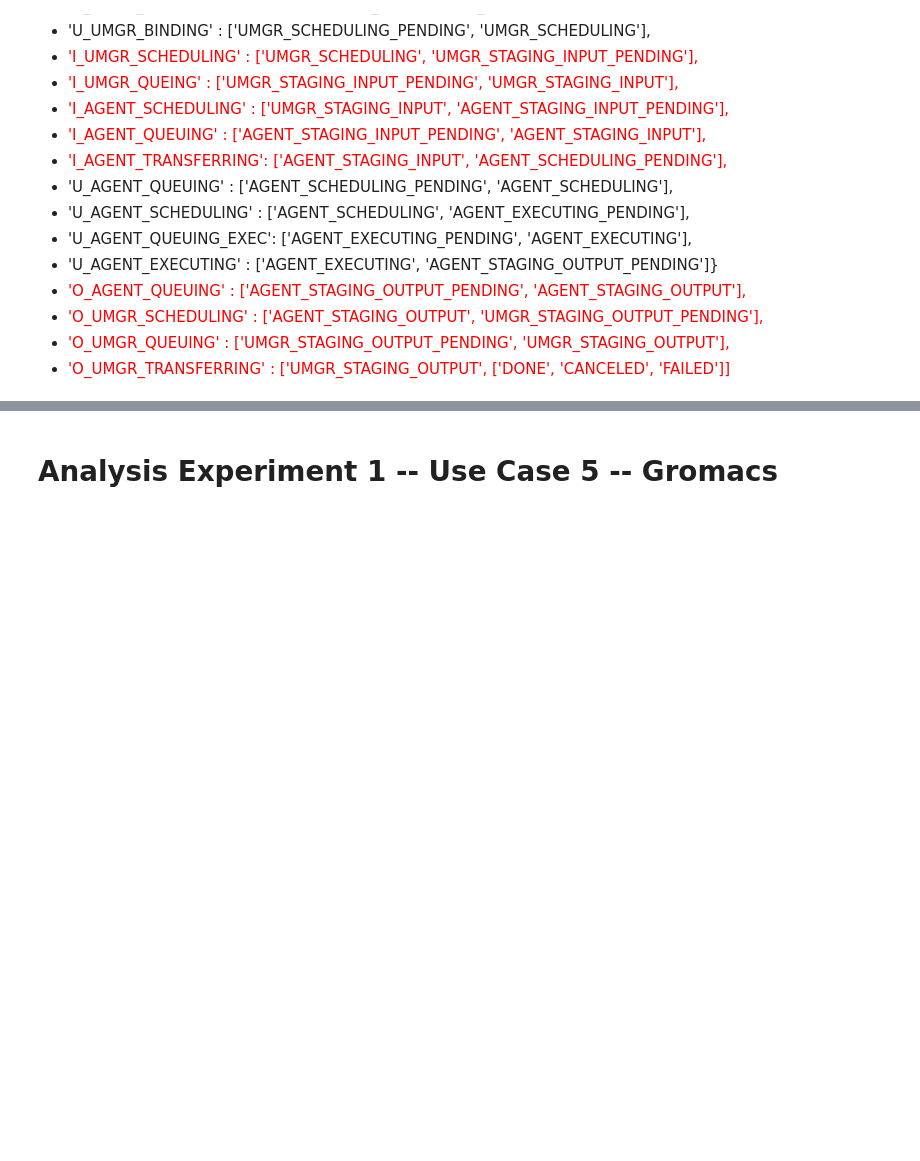
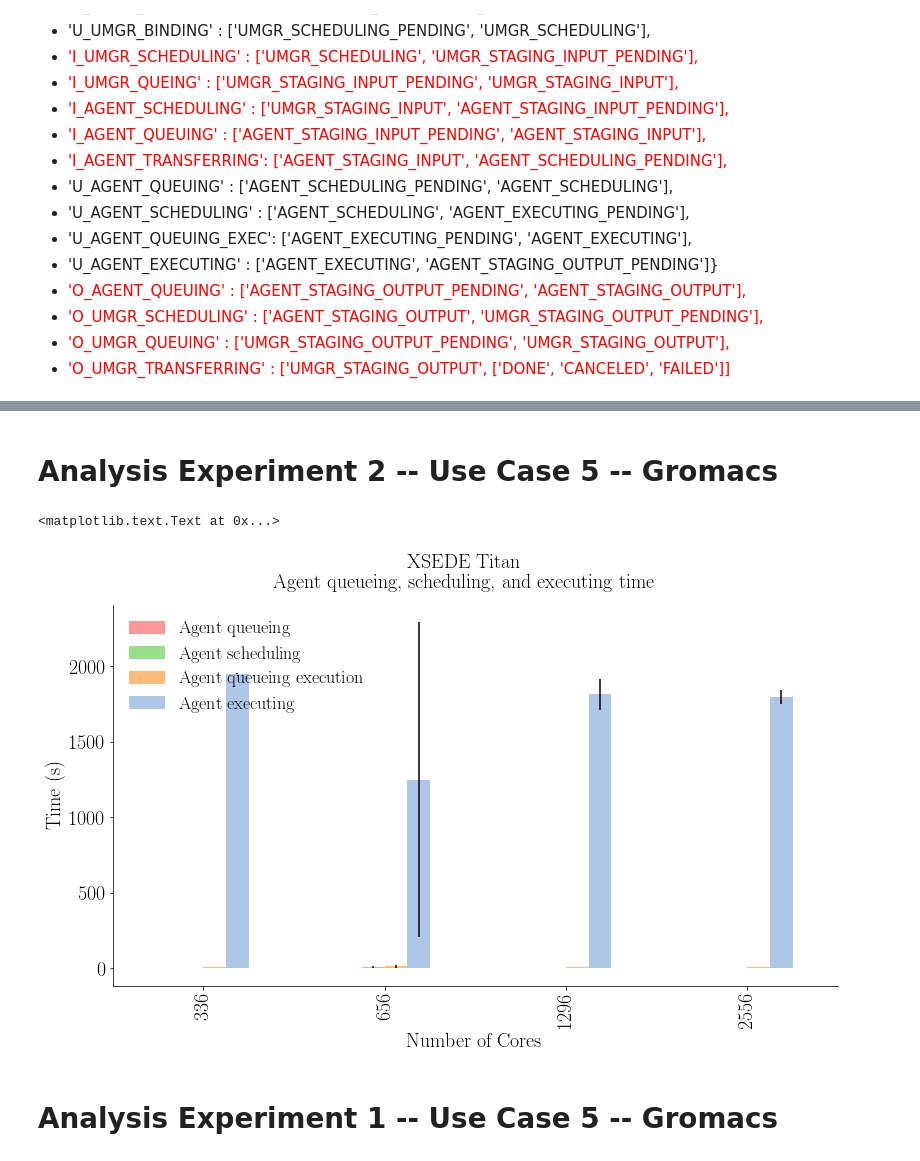
Before and after one commit to radical-experiments/rp-paper, a Jupyter notebook: analysis/rp_paper_experiments.ipynb, the cells around one changed output, grey strips where cells are left out. Drawn from its saved outputs; the diff is of its cells as text; code cells hidden in the pictures; blank space fills up the shorter version.

```diff
--- a/analysis/rp_paper_experiments.ipynb
+++ b/analysis/rp_paper_experiments.ipynb
@@ -186,0 +228,2 @@ Red durations are currently broken in RP/Analytics.
+# %% [markdown]
+# Analysis Experiment 2 -- Use Case 5 -- Gromacs
@@ -187,3 +254,50 @@ Red durations are currently broken in RP/Analytics.
+# %%
+fig, ax = fig_setup()
+title_head = 'XSEDE Titan'
+title_desc = 'Agent queueing, scheduling, and executing time'
+title = '%s\n%s' % (title_head, title_desc)
+fig.suptitle(title)
+
+# 'U_AGENT_QUEUING'     : ['AGENT_SCHEDULING_PENDING', 'AGENT_SCHEDULING'            ],
+# 'U_AGENT_SCHEDULING'  : ['AGENT_SCHEDULING'        , 'AGENT_EXECUTING_PENDING'     ],
+# 'U_AGENT_QUEUING_EXEC': ['AGENT_EXECUTING_PENDING' , 'AGENT_EXECUTING'             ],
+# 'U_AGENT_EXECUTING'   : ['AGENT_EXECUTING'         , 'AGENT_STAGING_OUTPUT_PENDING']}
+
+atx = s_exp2_uc5[
+        ['ncore',
+         'U_AGENT_QUEUING',
+         'U_AGENT_SCHEDULING',
+         'U_AGENT_QUEUING_EXEC',
+         'U_AGENT_EXECUTING',
+         'TTC']].groupby(['ncore'])
+
+means = atx.aggregate({'U_AGENT_QUEUING'     :{'Agent queueing'          :'mean'},
+                       'U_AGENT_SCHEDULING'  :{'Agent scheduling'        :'mean'},
+                       'U_AGENT_QUEUING_EXEC':{'Agent queueing execution':'mean'},
+                       'U_AGENT_EXECUTING'   :{'Agent executing'         :'mean'},
+                       'TTC'                 :{'Total execution time'    :'mean'}})
+
+errors = atx.aggregate({'U_AGENT_QUEUING'     :{'Agent queueing'           :'std' },
+                        'U_AGENT_SCHEDULING'  :{'Agent scheduling'         :'std' },
+                        'U_AGENT_QUEUING_EXEC':{'Agent queueing execution' :'std' },
+                        'U_AGENT_EXECUTING'   :{'Agent executing'          :'std' },
+                        'TTC'                 :{'Total execution time'     :'std' }})
+
+means.columns = means.columns.droplevel(0)
+errors.columns = errors.columns.droplevel(0)
+
+means.plot.bar(y=['Agent queueing','Agent scheduling','Agent queueing execution','Agent executing'],
+               yerr=errors,
+               color=[tableau20[7],tableau20[5],tableau20[3],tableau20[1]],
+               ax=ax)
+
+ax.set_xlabel('Number of Cores')
+ax.set_ylabel('Time (s)')
+
+#plt.savefig('figures/titan_agent_timings.pdf', dpi=600, bbox_inches='tight')
+# %% [output]
+<matplotlib.text.Text at 0x...>
+[figure, added]
 # %% [markdown]
 # Analysis Experiment 1 -- Use Case 5 -- Gromacs
 # %%
```
Also changed, not shown: parts of 13 cells of this notebook.
